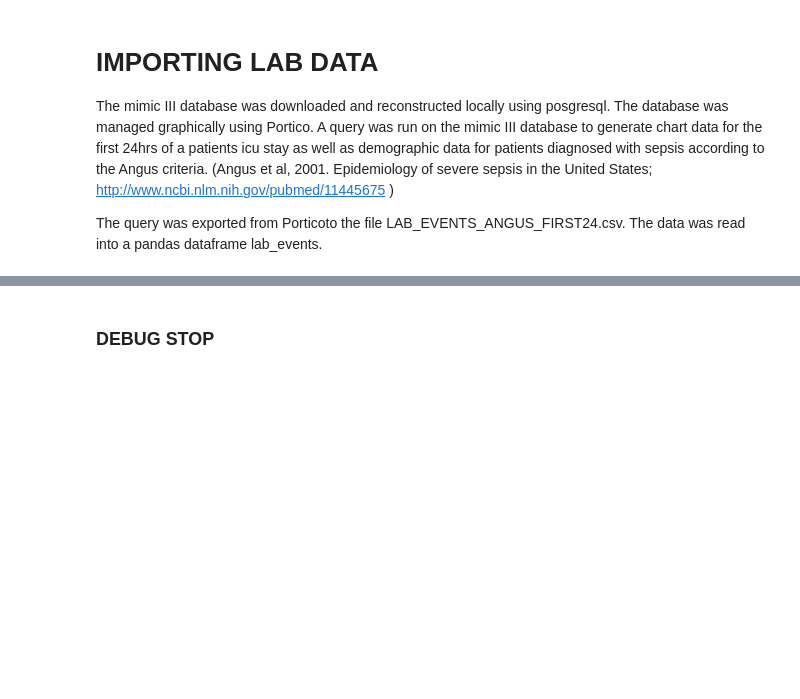
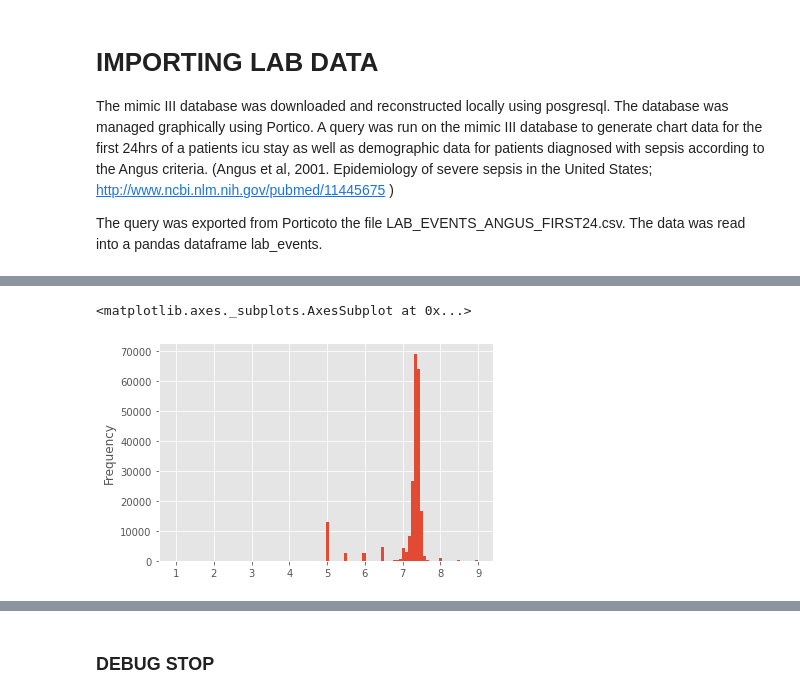
Before and after one commit to RJBeetel3/icu-data-exploration, a Jupyter notebook: icu_mortality_prediction/icu_mortality_prediction/notebooks/LABEVENTS_FIRST24.ipynb, the cells around one changed output, grey strips where cells are left out. Cells and saved outputs as stored; diff of their text form; code cells hidden in the pictures; blank space fills up the shorter version.

```diff
--- a/icu_mortality_prediction/icu_mortality_prediction/notebooks/LABEVENTS_FIRST24.ipynb
+++ b/icu_mortality_prediction/icu_mortality_prediction/notebooks/LABEVENTS_FIRST24.ipynb
@@ -122,0 +90,14 @@ test_merged_pivot_df.head()
+# %%
+# Creates column name variables.
+lab_value = 'valuenum'
+lab_label = 'label'
+gender = 'gender'
+label = 'label'
+valuenum = 'valuenum'
+hospital_expire_flag = 'hospital_expire_flag'
+# %%
+# Creates copy of the lab_events_data_df dataframe for visualization exploration
+aggregate_lab_values_for_visualization_df = lab_events_data_df[[gender,
+                                                             hospital_expire_flag,
+                                                            label,
+                                                            valuenum]]
@@ -122,0 +268,13 @@ test_merged_pivot_df.head()
+# %%
+pH_values_series = aggregate_lab_values_for_visualization_df[
+aggregate_lab_values_for_visualization_df[lab_label]== 'pH'
+][lab_value]
+# %%
+pH_values_series.plot.hist(
+                        bins=100,
+                        alpha=1.0,
+                        label='pH')
+# plt.xlim(minlim, 100)
+# %% [output]
+<matplotlib.axes._subplots.AxesSubplot at 0x...>
+[figure, added]
```
Also changed, not shown: parts of 85 cells of this notebook.
